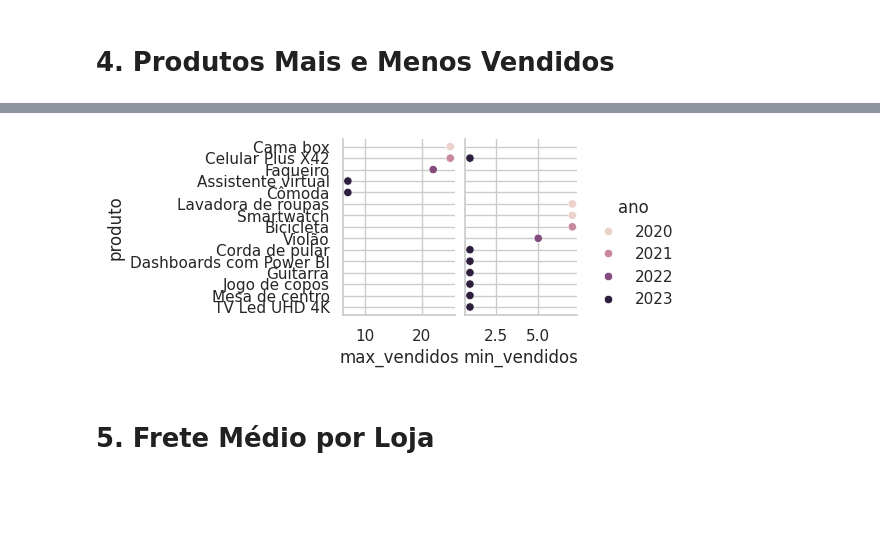
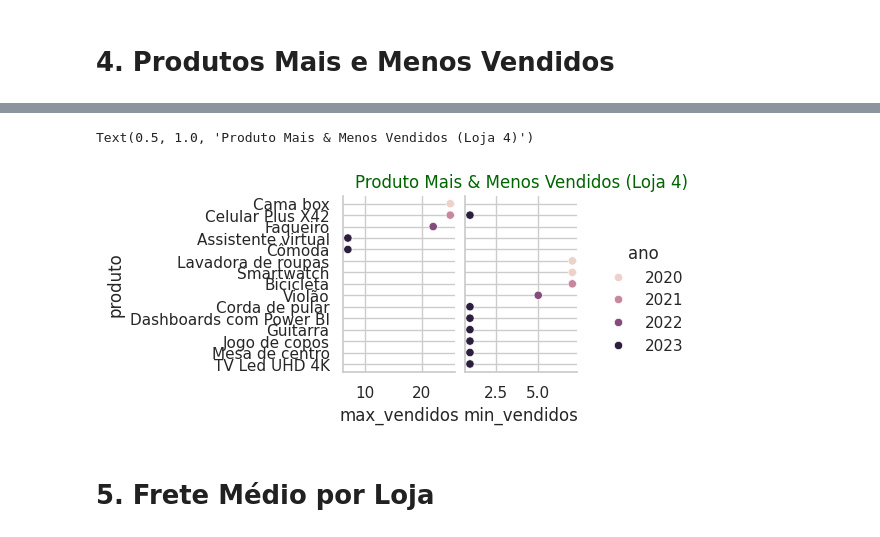
Before and after one commit to ton-oliveira/challenge1-data-science, a Jupyter notebook: AluraStoreBr.ipynb, the cells around one changed output, grey strips where cells are left out. Cells and saved outputs as stored; diff of their text form; code cells hidden in the pictures; blank space fills up the shorter version.

```diff
--- a/AluraStoreBr.ipynb
+++ b/AluraStoreBr.ipynb
@@ -262,7 +222,10 @@ ay_loja3 = sns.pairplot(df_final_l3, hue='ano', x_vars=['max_vendidos', 'min_ven
 # %%
 ay_loja4 = sns.pairplot(df_final_l4, hue='ano', x_vars=['max_vendidos', 'min_vendidos'], y_vars='produto')
+
+plt.title('Produto Mais & Menos Vendidos (Loja 4)', fontsize=12, color='darkgreen')
 # %% [output]
+Text(0.5, 1.0, 'Produto Mais & Menos Vendidos (Loja 4)')
-[figure, old version]
+[figure, new version]
 # %% [markdown]
 # 5. Frete Médio por Loja
 # %%
```
Also changed, not shown: parts of 18 cells of this notebook.
